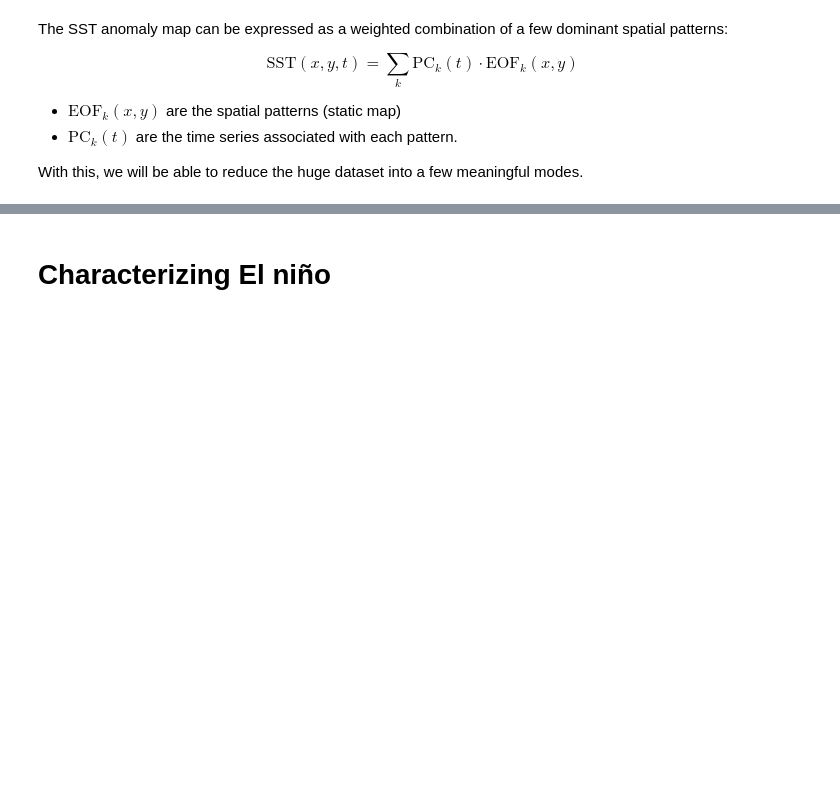
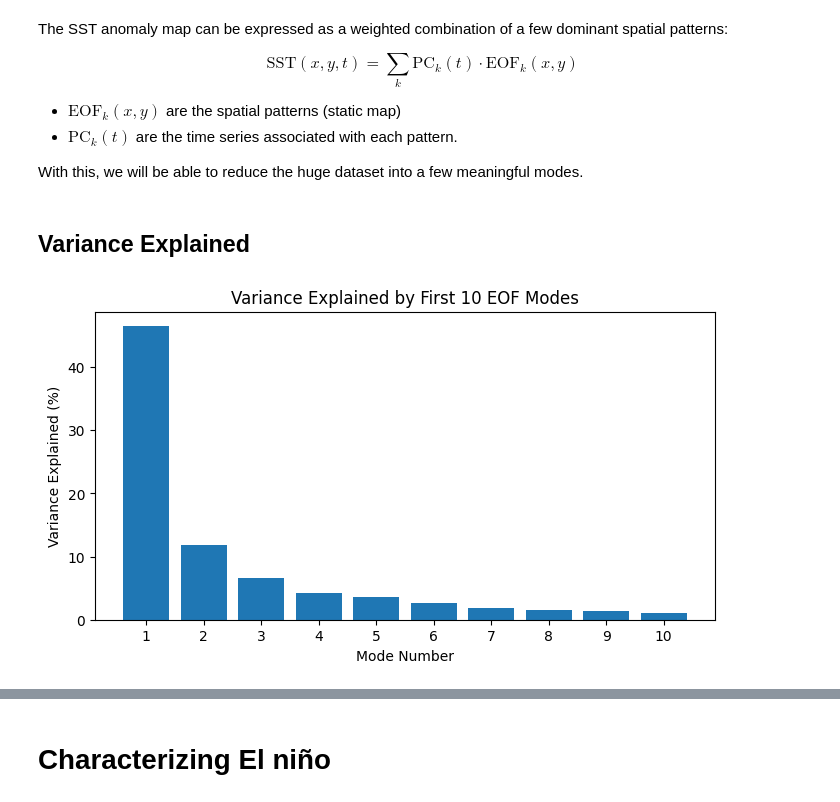
Before and after one commit to marianaolm/ML-climate, a Jupyter notebook: project_elnino.ipynb, the cells around one changed output, grey strips where cells are left out. Drawn from its saved outputs; the diff is of its cells as text; code cells hidden in the pictures; blank space fills up the shorter version.

Commit message:
explained var and plots

```diff
--- a/project_elnino.ipynb
+++ b/project_elnino.ipynb
@@ -198,11 +198,30 @@ sst_anom_tp = sst_anom.sel(lat=slice(20, -20), lon=slice(120, 280))
 # %%
 solver = Eof(sst_anom_tp['sst'])
 
-# spatial pattern (EOF1)
-eof1 = solver.eofs(neofs=1)[0]
+# spatial pattern
+eof = solver.eofs(neofs=5)
 
-# time series (PC1)
-pc1  = solver.pcs(npcs=1)[0]
+# time series (PC)
+pc  = solver.pcs(npcs=5)
 
 # variance explained
-var1 = solver.varianceFraction()[0]
+var = solver.varianceFraction()
+# %% [markdown]
+## Variance Explained
+# %%
+n_modes = min(10, len(var))
+var10 = var[:n_modes] * 100
+
+fig, ax = plt.subplots(figsize=(8,4))
+
+ax.bar(range(1, n_modes+1), var10)
+
+ax.set_title("Variance Explained by First 10 EOF Modes")
+ax.set_xlabel("Mode Number")
+ax.set_ylabel("Variance Explained (%)")
+
+ax.set_xticks(range(1, n_modes+1))
+
+plt.show()
+# %% [output]
+[figure, added]
```
Also changed, not shown: parts of 3 cells of this notebook.
